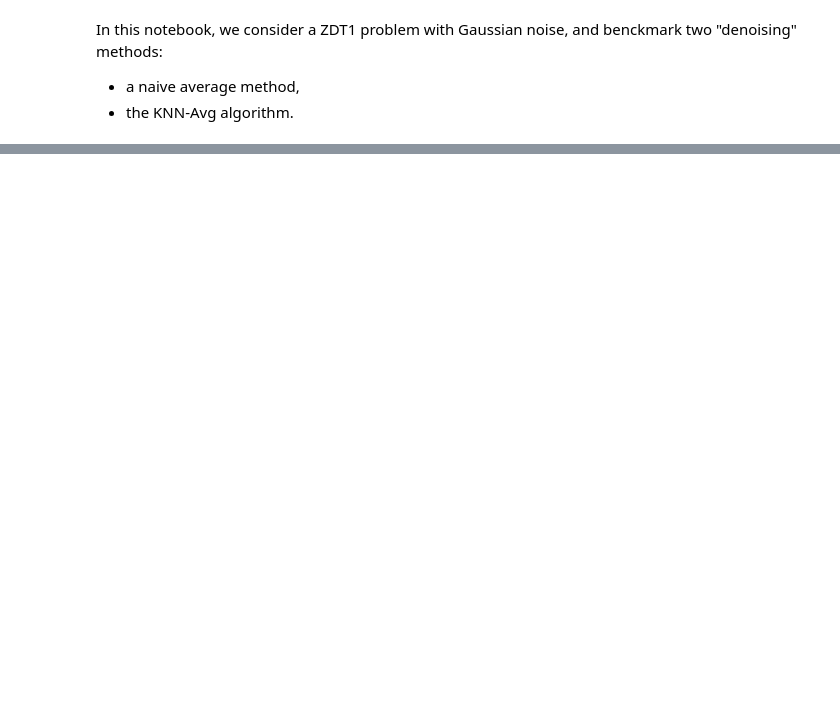
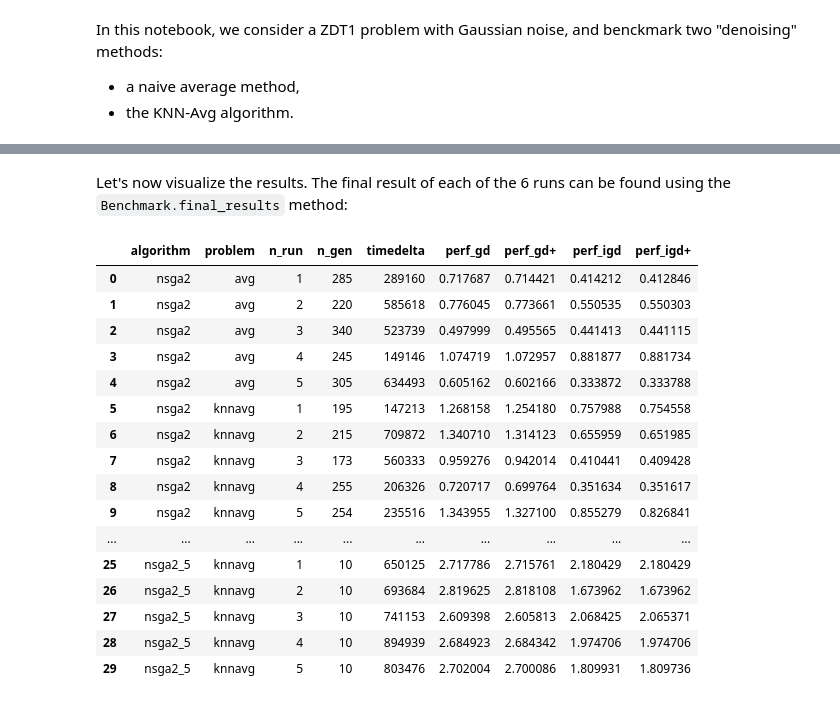
Before and after one commit to altaris/noisy-moo, a Jupyter notebook: example.ipynb, the cells around one changed output, grey strips where cells are left out. Cells and saved outputs as stored; diff of their text form; code cells hidden in the pictures; blank space fills up the shorter version.

```diff
--- a/example.ipynb
+++ b/example.ipynb
@@ -34,0 +38,8 @@ NameError: name 'noisy_zdt1' is not defined
+# %%
+from pymoo.algorithms.nsga2 import NSGA2
+
+nsga2 = NSGA2(
+    pop_size=40,
+    n_offsprings=10,
+    eliminate_duplicates=True,
+)
@@ -34,0 +129,22 @@ NameError: name 'noisy_zdt1' is not defined
+# %% [markdown]
+Let's now visualize the results. The final result of each of the 6 runs can be found using the `Benchmark.final_results` method:
+# %%
+benchmark.final_results()
+# %% [output]
+|  | algorithm | problem | n_run | n_gen | timedelta | perf_gd | perf_gd+ | perf_igd | perf_igd+ |
+| 0 | nsga2 | avg | 1 | 285 | 289160 | 0.717687 | 0.714421 | 0.414212 | 0.412846 |
+| 1 | nsga2 | avg | 2 | 220 | 585618 | 0.776045 | 0.773661 | 0.550535 | 0.550303 |
+| 2 | nsga2 | avg | 3 | 340 | 523739 | 0.497999 | 0.495565 | 0.441413 | 0.441115 |
+| 3 | nsga2 | avg | 4 | 245 | 149146 | 1.074719 | 1.072957 | 0.881877 | 0.881734 |
+| 4 | nsga2 | avg | 5 | 305 | 634493 | 0.605162 | 0.602166 | 0.333872 | 0.333788 |
+| 5 | nsga2 | knnavg | 1 | 195 | 147213 | 1.268158 | 1.254180 | 0.757988 | 0.754558 |
+| 6 | nsga2 | knnavg | 2 | 215 | 709872 | 1.340710 | 1.314123 | 0.655959 | 0.651985 |
+| 7 | nsga2 | knnavg | 3 | 173 | 560333 | 0.959276 | 0.942014 | 0.410441 | 0.409428 |
+| 8 | nsga2 | knnavg | 4 | 255 | 206326 | 0.720717 | 0.699764 | 0.351634 | 0.351617 |
+| 9 | nsga2 | knnavg | 5 | 254 | 235516 | 1.343955 | 1.327100 | 0.855279 | 0.826841 |
+| ... | ... | ... | ... | ... | ... | ... | ... | ... | ... |
+| 25 | nsga2_5 | knnavg | 1 | 10 | 650125 | 2.717786 | 2.715761 | 2.180429 | 2.180429 |
+| 26 | nsga2_5 | knnavg | 2 | 10 | 693684 | 2.819625 | 2.818108 | 1.673962 | 1.673962 |
+| 27 | nsga2_5 | knnavg | 3 | 10 | 741153 | 2.609398 | 2.605813 | 2.068425 | 2.065371 |
+| 28 | nsga2_5 | knnavg | 4 | 10 | 894939 | 2.684923 | 2.684342 | 1.974706 | 1.974706 |
+| 29 | nsga2_5 | knnavg | 5 | 10 | 803476 | 2.702004 | 2.700086 | 1.809931 | 1.809736 |
```
Also changed, not shown: parts of 20 cells of this notebook, 2 other files.
